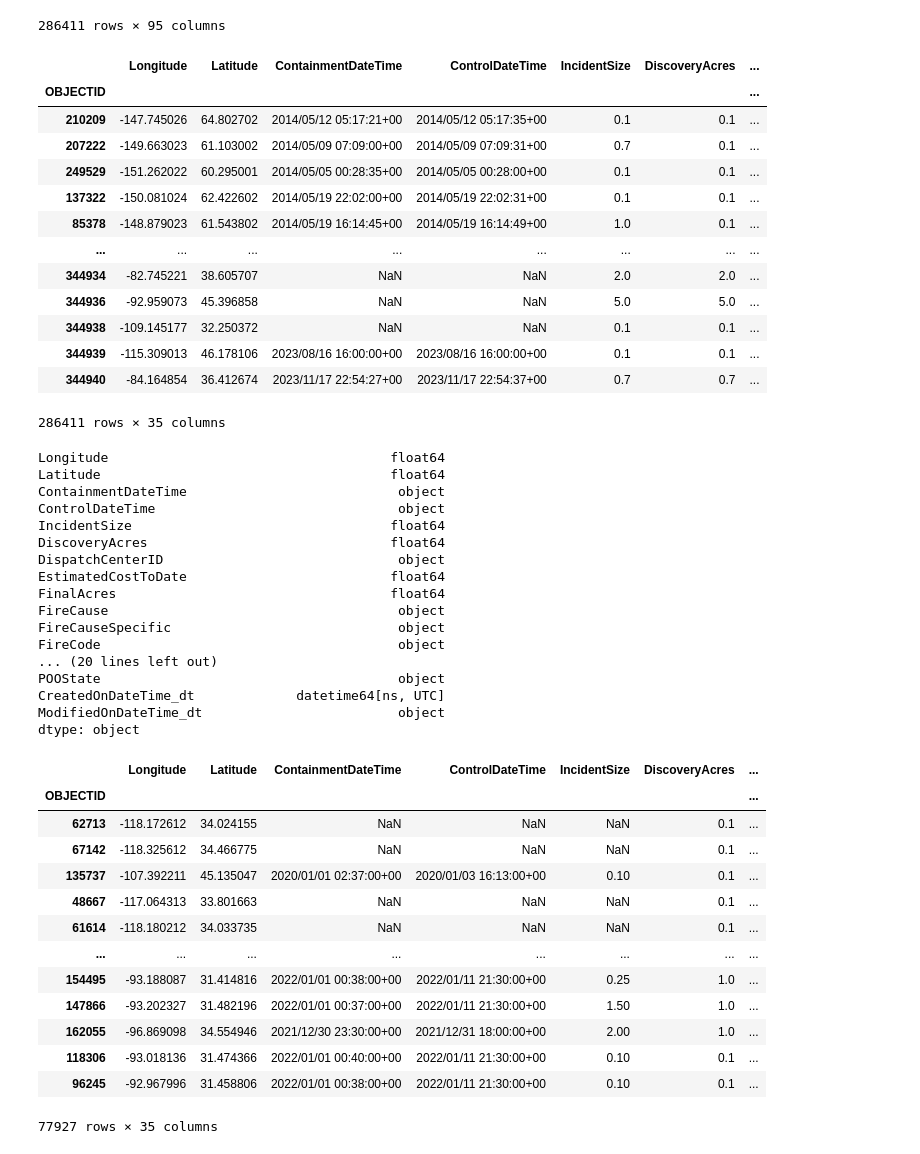
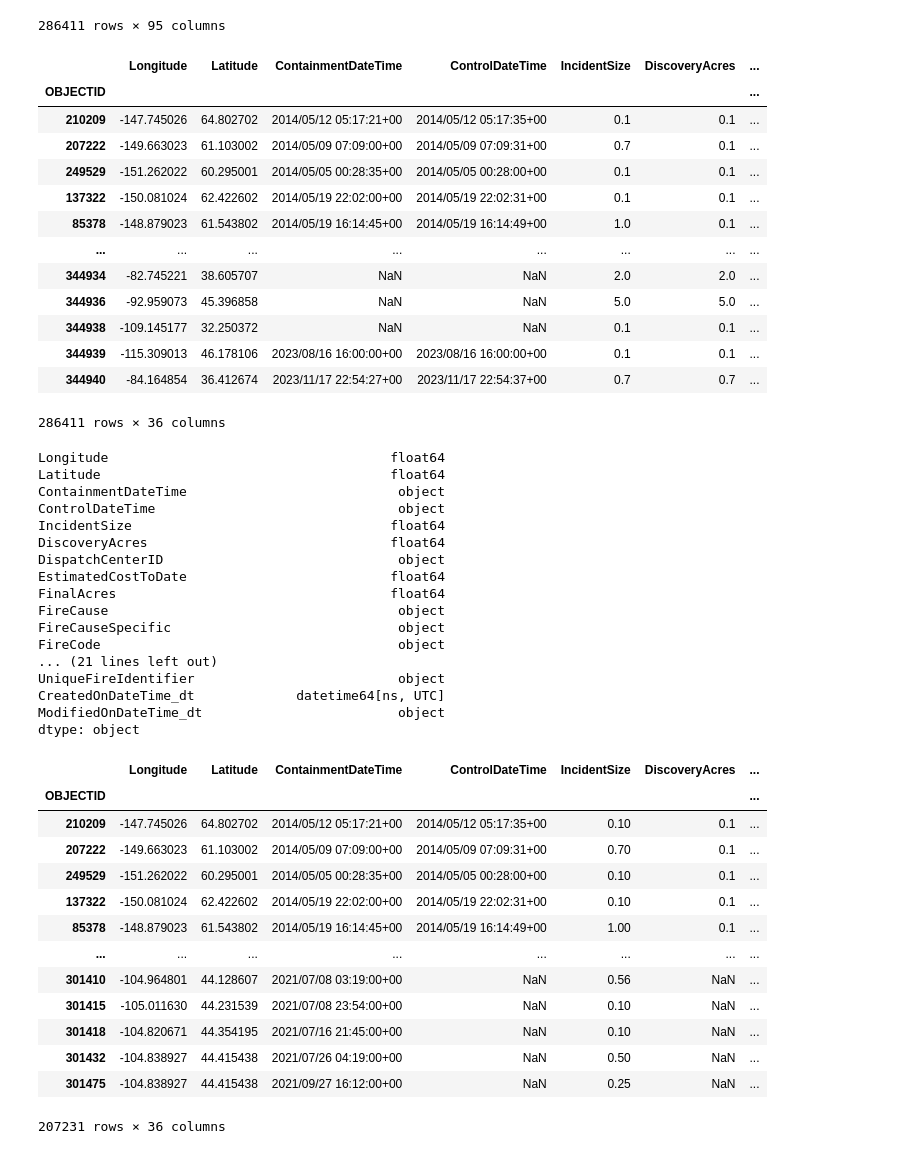
Before and after one commit to SD-2023-CS02/Wildfire-Resource-Simulator, a Jupyter notebook: wfigs_fire_data.ipynb, the cells around one changed output. Drawn from its saved outputs; the diff is of its cells as text; code cells hidden in the pictures.

Commit message:
fire data dup analysis

```diff
--- a/wfigs_fire_data.ipynb
+++ b/wfigs_fire_data.ipynb
@@ -267,7 +267,7 @@ display(df_sorted)
 286411 rows × 95 columns
 # %%
 # modifed to remove some columns
-df_sorted.drop(['SourceOID', 'ABCDMisc', 'ADSPermissionState', 'CreatedBySystem', 'StrategicDecisionPublishDate', 'IsCpxChild', 'CpxName', 'CpxID', 'SourceGlobalID', 'GlobalID', 'WFDSSDecisionStatus', 'UniqueFireIdentifier', 'EstimatedFinalCost', 'TotalIncidentPersonnel', 'PredominantFuelGroup', 'PredominantFuelModel', 'PrimaryFuelModel', 'SecondaryFuelModel', 'POOLegalDescSection', 'POOLegalDescTownship', 'POOPredictiveServiceAreaID', 'POOProtectingAgency', 'FinalFireReportApprovedByTitle', 'POOLandownerKind', 'POOLegalDescPrincipalMeridian', 'POOLegalDescQtr', 'POOLegalDescQtrQtr', 'POOLegalDescRange', 'POOFips', 'POOJurisdictionalAgency', 'POOJurisdictionalUnitParentUnit'], axis = 1, inplace = True)
+df_sorted.drop(['SourceOID', 'ABCDMisc', 'ADSPermissionState', 'CreatedBySystem', 'StrategicDecisionPublishDate', 'IsCpxChild', 'CpxName', 'CpxID', 'SourceGlobalID', 'GlobalID', 'WFDSSDecisionStatus', 'EstimatedFinalCost', 'TotalIncidentPersonnel', 'PredominantFuelGroup', 'PredominantFuelModel', 'PrimaryFuelModel', 'SecondaryFuelModel', 'POOLegalDescSection', 'POOLegalDescTownship', 'POOPredictiveServiceAreaID', 'POOProtectingAgency', 'FinalFireReportApprovedByTitle', 'POOLandownerKind', 'POOLegalDescPrincipalMeridian', 'POOLegalDescQtr', 'POOLegalDescQtrQtr', 'POOLegalDescRange', 'POOFips', 'POOJurisdictionalAgency', 'POOJurisdictionalUnitParentUnit'], axis = 1, inplace = True)
 # we might want 'EstimatedFinalCost' and 'TotalIncidentPersonnel'
 
 # We still might want these, still looking for more
@@ -294,7 +294,7 @@ display(df_sorted)
 | 344938 | -109.145177 | 32.250372 | NaN | NaN | 0.1 | 0.1 | ... |
 | 344939 | -115.309013 | 46.178106 | 2023/08/16 16:00:00+00 | 2023/08/16 16:00:00+00 | 0.1 | 0.1 | ... |
 | 344940 | -84.164854 | 36.412674 | 2023/11/17 22:54:27+00 | 2023/11/17 22:54:37+00 | 0.7 | 0.7 | ... |
-286411 rows × 35 columns
+286411 rows × 36 columns
 # %%
 # Get all datatypes of columns and print them
 types = df_sorted.dtypes
@@ -312,46 +312,46 @@ FinalAcres                                   float64
 FireCause                                     object
 FireCauseSpecific                             object
 FireCode                                      object
-... (20 lines left out)
-POOState                                      object
+... (21 lines left out)
+UniqueFireIdentifier                          object
 CreatedOnDateTime_dt             datetime64[ns, UTC]
 ModifiedOnDateTime_dt                         object
 dtype: object
 # %%
 EAST_BOUNDARY = 45.817
 WEST_BOUNDARY = 65.817
 NORTH_BOUNDARY = -111.929
 SOUTH_BOUNDARY = -98.437
 
 # Get the column data by date
 date_data = df_sorted['CreatedOnDateTime_dt']
 
 # Filter the data between 2020 and 2022
-filtered_df = df_sorted.loc[(df_sorted['CreatedOnDateTime_dt'] > '2020-01-01')
-                            & (df_sorted['CreatedOnDateTime_dt'] < '2022-01-01')]
+filtered_df = df_sorted.loc[(df_sorted['FireDiscoveryDateTime'] > '2014-01-01')
+                            & (df_sorted['FireDiscoveryDateTime'] < '2022-01-01')]
 
 # filtered_df = filtered_df.loc[(df_sorted['Latitude'] > EAST_BOUNDARY)
 #                               & (df_sorted['Latitude'] < WEST_BOUNDARY)]
 
 # filtered_df = filtered_df.loc[(df_sorted['Longitude'] < SOUTH_BOUNDARY)
 #                               & (df_sorted['Longitude'] > NORTH_BOUNDARY)]
 
 # display the filtered data
 display(filtered_df)
 # %% [output]
 |  | Longitude | Latitude | ContainmentDateTime | ControlDateTime | IncidentSize | DiscoveryAcres | ... |
 | OBJECTID |  |  |  |  |  |  | ... |
-| 62713 | -118.172612 | 34.024155 | NaN | NaN | NaN | 0.1 | ... |
-| 67142 | -118.325612 | 34.466775 | NaN | NaN | NaN | 0.1 | ... |
-| 135737 | -107.392211 | 45.135047 | 2020/01/01 02:37:00+00 | 2020/01/03 16:13:00+00 | 0.10 | 0.1 | ... |
-| 48667 | -117.064313 | 33.801663 | NaN | NaN | NaN | 0.1 | ... |
-| 61614 | -118.180212 | 34.033735 | NaN | NaN | NaN | 0.1 | ... |
+| 210209 | -147.745026 | 64.802702 | 2014/05/12 05:17:21+00 | 2014/05/12 05:17:35+00 | 0.10 | 0.1 | ... |
+| 207222 | -149.663023 | 61.103002 | 2014/05/09 07:09:00+00 | 2014/05/09 07:09:31+00 | 0.70 | 0.1 | ... |
+| 249529 | -151.262022 | 60.295001 | 2014/05/05 00:28:35+00 | 2014/05/05 00:28:00+00 | 0.10 | 0.1 | ... |
+| 137322 | -150.081024 | 62.422602 | 2014/05/19 22:02:00+00 | 2014/05/19 22:02:31+00 | 0.10 | 0.1 | ... |
+| 85378 | -148.879023 | 61.543802 | 2014/05/19 16:14:45+00 | 2014/05/19 16:14:49+00 | 1.00 | 0.1 | ... |
 | ... | ... | ... | ... | ... | ... | ... | ... |
-| 154495 | -93.188087 | 31.414816 | 2022/01/01 00:38:00+00 | 2022/01/11 21:30:00+00 | 0.25 | 1.0 | ... |
-| 147866 | -93.202327 | 31.482196 | 2022/01/01 00:37:00+00 | 2022/01/11 21:30:00+00 | 1.50 | 1.0 | ... |
-| 162055 | -96.869098 | 34.554946 | 2021/12/30 23:30:00+00 | 2021/12/31 18:00:00+00 | 2.00 | 1.0 | ... |
-| 118306 | -93.018136 | 31.474366 | 2022/01/01 00:40:00+00 | 2022/01/11 21:30:00+00 | 0.10 | 0.1 | ... |
-| 96245 | -92.967996 | 31.458806 | 2022/01/01 00:38:00+00 | 2022/01/11 21:30:00+00 | 0.10 | 0.1 | ... |
+| 301410 | -104.964801 | 44.128607 | 2021/07/08 03:19:00+00 | NaN | 0.56 | NaN | ... |
+| 301415 | -105.011630 | 44.231539 | 2021/07/08 23:54:00+00 | NaN | 0.10 | NaN | ... |
+| 301418 | -104.820671 | 44.354195 | 2021/07/16 21:45:00+00 | NaN | 0.10 | NaN | ... |
+| 301432 | -104.838927 | 44.415438 | 2021/07/26 04:19:00+00 | NaN | 0.50 | NaN | ... |
+| 301475 | -104.838927 | 44.415438 | 2021/09/27 16:12:00+00 | NaN | 0.25 | NaN | ... |
-77927 rows × 35 columns
+207231 rows × 36 columns
 # %%
 # Create a subset collection for initial front-end use and plotting
```
Also changed, not shown: parts of 2 cells of this notebook.
